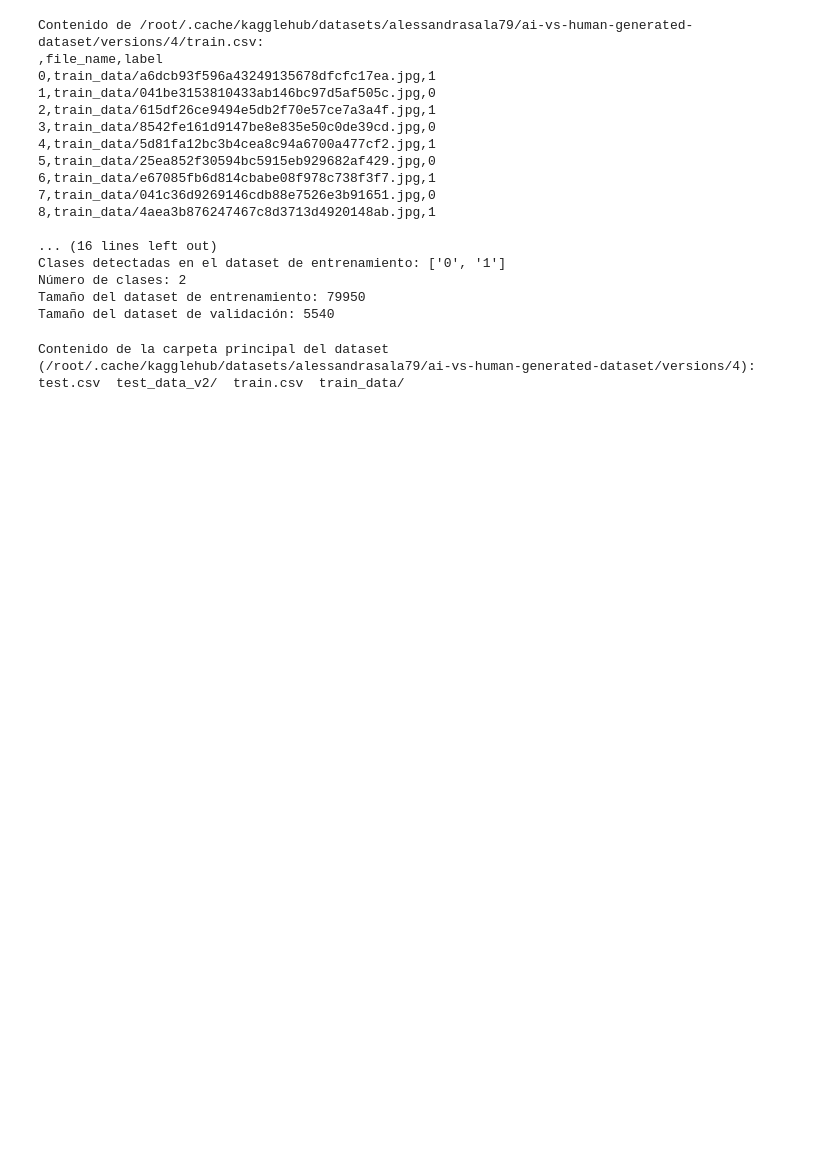
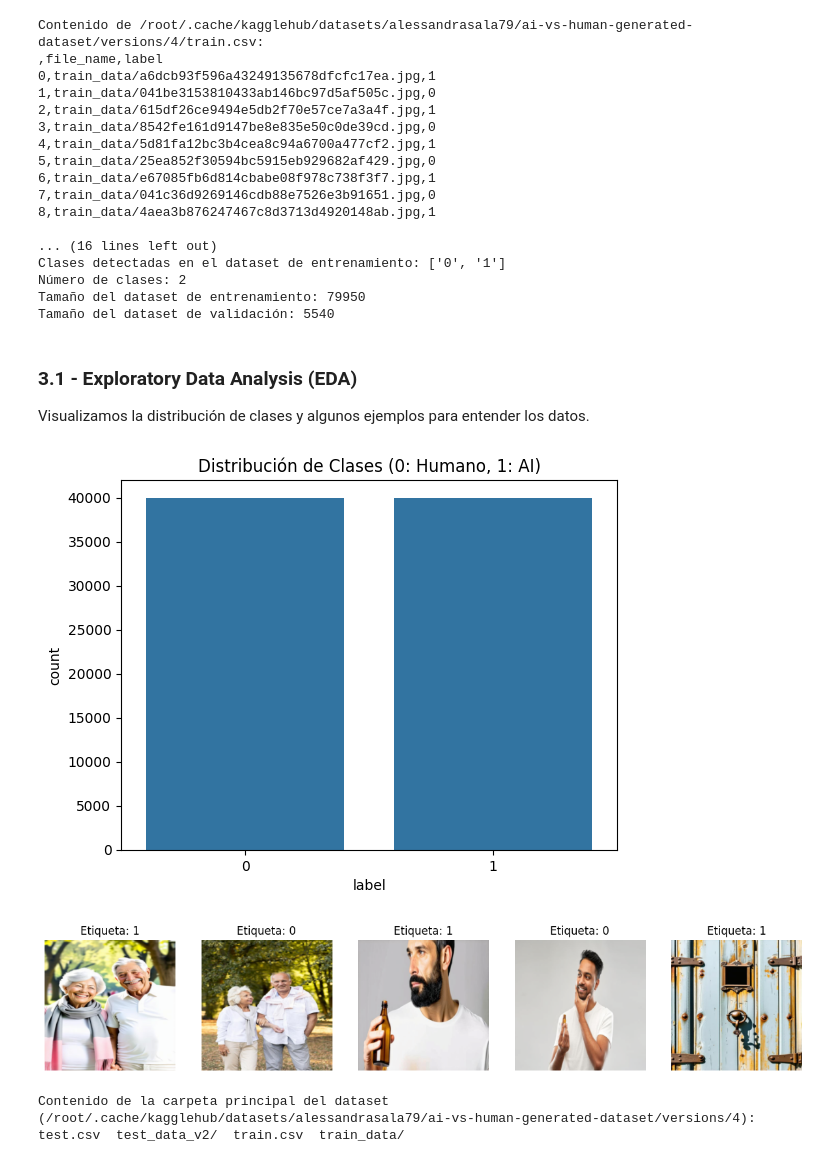
Before and after one commit to TheGamerJNC/Proyecto2_IntroduccionALaInteligenciaArtificial, a Jupyter notebook: Proyecto2_IntroducciónALaInteligenciaArtificial_JuanNavarroCastagnoli.ipynb, the cells around one changed output. Saved outputs shown, nothing was run; the diff lists cells and outputs as text; code cells hidden in the pictures; blank space fills up the shorter version.

```diff
--- a/Proyecto2_IntroducciónALaInteligenciaArtificial_JuanNavarroCastagnoli.ipynb
+++ b/Proyecto2_IntroducciónALaInteligenciaArtificial_JuanNavarroCastagnoli.ipynb
@@ -180,6 +180,37 @@ Clases detectadas en el dataset de entrenamiento: ['0', '1']
 Número de clases: 2
 Tamaño del dataset de entrenamiento: 79950
 Tamaño del dataset de validación: 5540
+# %% [markdown]
+### 3.1 - Exploratory Data Analysis (EDA)
+Visualizamos la distribución de clases y algunos ejemplos para entender los datos.
+# %%
+import matplotlib.pyplot as plt
+
+# 1. Distribución de clases
+df_train = pd.read_csv(train_csv_path, index_col=0)
+sns.countplot(x='label', data=df_train)
+plt.title('Distribución de Clases (0: Humano, 1: AI)')
+plt.show()
+
+# 2. Visualizar muestras
+def show_samples(dataset, num_samples=5):
+    plt.figure(figsize=(15, 5))
+    for i in range(num_samples):
+        img, label = dataset[i]
+        # Desnormalizar para visualizar
+        img = img.permute(1, 2, 0).numpy()
+        img = img * [0.229, 0.224, 0.225] + [0.485, 0.456, 0.406]
+        img = np.clip(img, 0, 1)
+        plt.subplot(1, num_samples, i+1)
+        plt.imshow(img)
+        plt.title(f'Etiqueta: {label}')
+        plt.axis('off')
+    plt.show()
+
+show_samples(train_dataset)
+# %% [output]
+[figure, added]
+[figure, added]
 # %%
 print(f"Contenido de la carpeta principal del dataset ({DATASET_DIR}):")
 !ls -F {DATASET_DIR}
```
Also changed, not shown: parts of 6 cells of this notebook.
